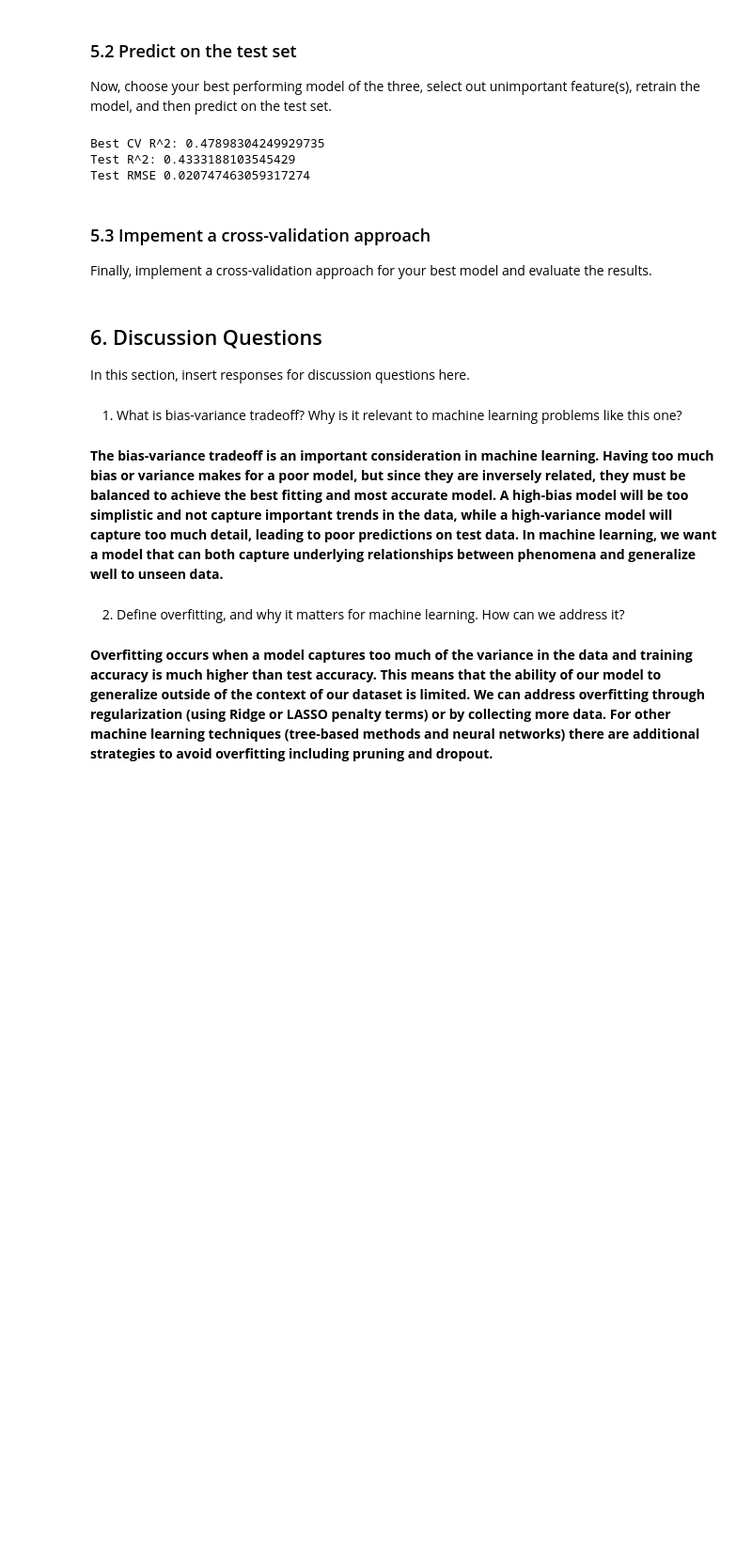
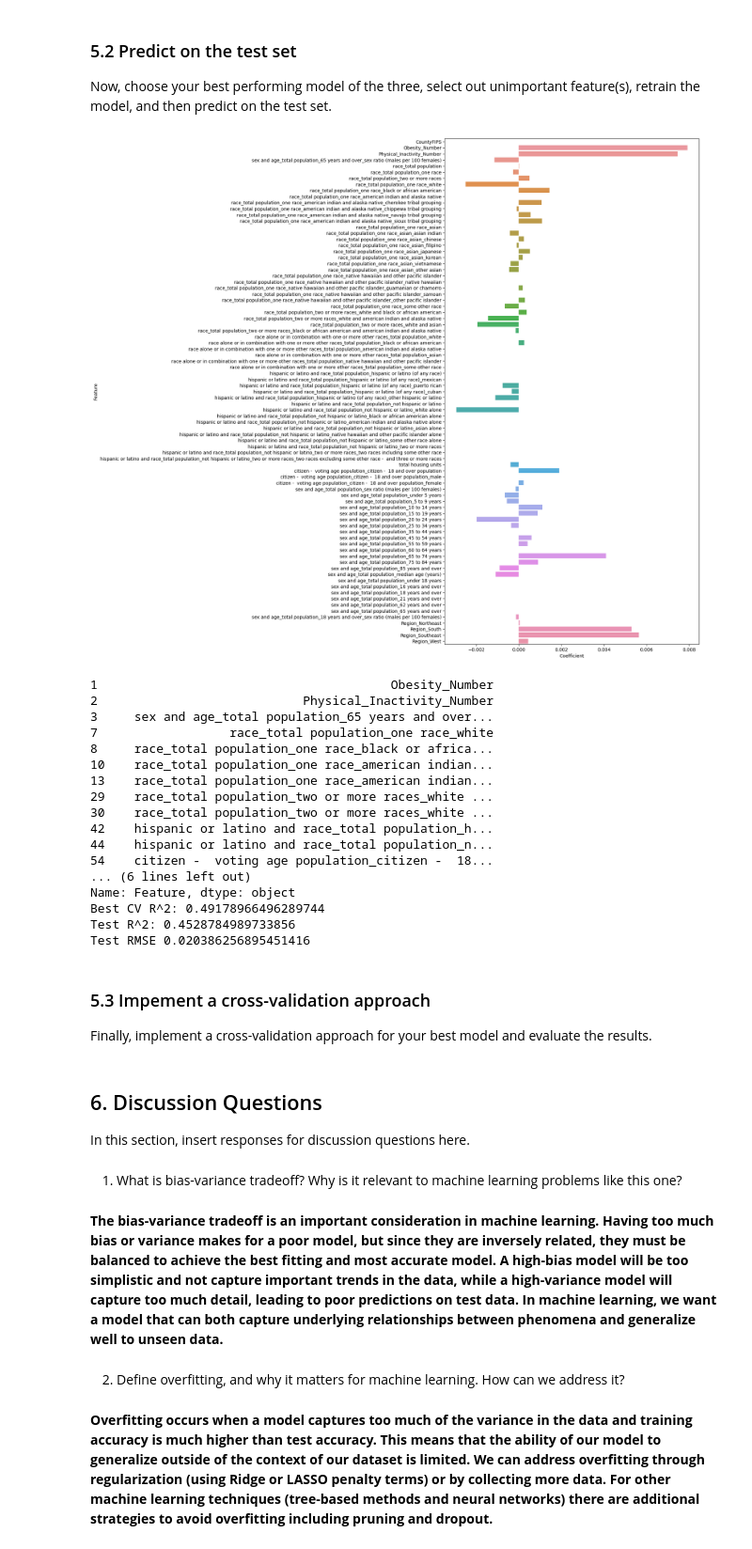
Before and after one commit to paigenpark/Computational-Social-Science-Projects, a Jupyter notebook: project-2/paige-project-2.ipynb, the cells around one changed output. Shown at 94% size. Drawn from its saved outputs; the diff is of its cells as text; code cells hidden in the pictures; blank space fills up the shorter version.

Commit message:
feature selection

```diff
--- a/project-2/paige-project-2.ipynb
+++ b/project-2/paige-project-2.ipynb
@@ -527,7 +528,7 @@ Train each model in the training set, and be sure to tune hyperparameters if app
 # Model 1 training
 #-----------
 
-from sklearn.linear_model import Lasso, Ridge, ElasticNet
+from sklearn.linear_model import Lasso, Ridge, ElasticNet, LinearRegression
 from sklearn.model_selection import GridSearchCV
 from sklearn.metrics import mean_squared_error
 import numpy as np
@@ -540,7 +541,7 @@ lasso_reg = Lasso(max_iter=15000)
 # hyperparameter tuning
 
 # specify hyperparameters
-param_grid = {'alpha': np.arange(.1 , 1, .1),
+param_grid = {'alpha': np.arange(.0001, .01, .01),
              'fit_intercept': [True, False],
              'selection': ['cyclic', 'random']}
 
@@ -619,8 +620,8 @@ enet_reg = ElasticNet(max_iter=15000)
 # hyperparameter tuning
 
 # specify hyperparameters
-param_grid = {'alpha': np.arange(.1 , 1, .1),
-             'l1_ratio': np.arange(.1, 1,.1),
+param_grid = {'alpha': np.arange(.1, 1, .1),
+             'l1_ratio': np.arange(.0001, .01, .01),
              'fit_intercept': [True, False]}
 
 # execute grid search
@@ -709,23 +710,58 @@ Now, choose your best performing model of the three, select out unimportant feat
 # %%
 #
 # Predict using your best model
 #-----------
 
-# best performing model is ridge
+# best performing model is lasso
 
-# what does it mean to select out unimportant features? and retrain the model? is this common practice?
+# create dataframe of coefficients of lasso model
+lasso_grid_reg_data = pd.DataFrame([lasso_grid_reg.best_estimator_.coef_, X.columns]).T
+lasso_grid_reg_data.columns = ['Coefficient', 'Feature']
+
+# set up the figure
+figure = plt.figure(figsize=(10, 20))
+sns.barplot(x="Coefficient",
+           y="Feature",
+           data=lasso_grid_reg_data)
+
+# show plot
+plt.show()
+
+# selecting out unimportant features
+threshold = 0.001
+important_features = lasso_grid_reg_data[lasso_grid_reg_data['Coefficient'].abs() > threshold]['Feature']
+print(important_features)
+
+# Filter the training and validation sets to keep only the important features
+X_train_filtered = X_train[important_features]
+X_validate_filtered = X_validate[important_features]
 
 # pick best estimator and predict on test
-best_pred = ridge_grid_reg.best_estimator_.predict(X_test)
+best_pred = lasso_grid_reg.best_estimator_.predict(X_test)
 
 # print results
-print('Best CV R^2:', max(ridge_grid_reg.cv_results_["mean_test_score"]))
-print('Test R^2:', ridge_grid_reg.score(X_test, y_test))
+print('Best CV R^2:', max(lasso_grid_reg.cv_results_["mean_test_score"]))
+print('Test R^2:', lasso_grid_reg.score(X_test, y_test))
 print('Test RMSE', np.sqrt(mean_squared_error(best_pred, y_test)))
 # %% [output]
+[figure, added]
-Best CV R^2: 0.47898304249929735
-Test R^2: 0.4333188103545429
-Test RMSE 0.020747463059317274
+1                                        Obesity_Number
+2                            Physical_Inactivity_Number
+3     sex and age_total population_65 years and over...
+7                  race_total population_one race_white
+8     race_total population_one race_black or africa...
+10    race_total population_one race_american indian...
+13    race_total population_one race_american indian...
+29    race_total population_two or more races_white ...
+30    race_total population_two or more races_white ...
+42    hispanic or latino and race_total population_h...
+44    hispanic or latino and race_total population_n...
+54    citizen -  voting age population_citizen -  18...
+... (6 lines left out)
+Name: Feature, dtype: object
+Best CV R^2: 0.49178966496289744
+Test R^2: 0.4528784989733856
+Test RMSE 0.020386256895451416
 # %% [markdown]
 ### 5.3 Impement a cross-validation approach
 
```
Also changed, not shown: parts of 6 cells of this notebook.
